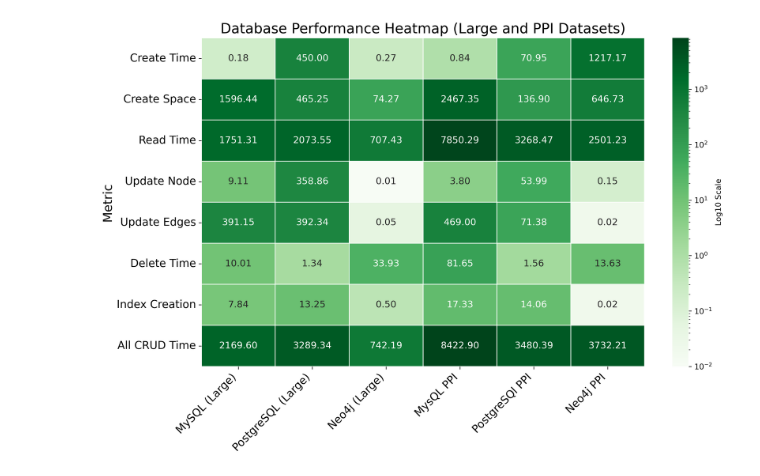
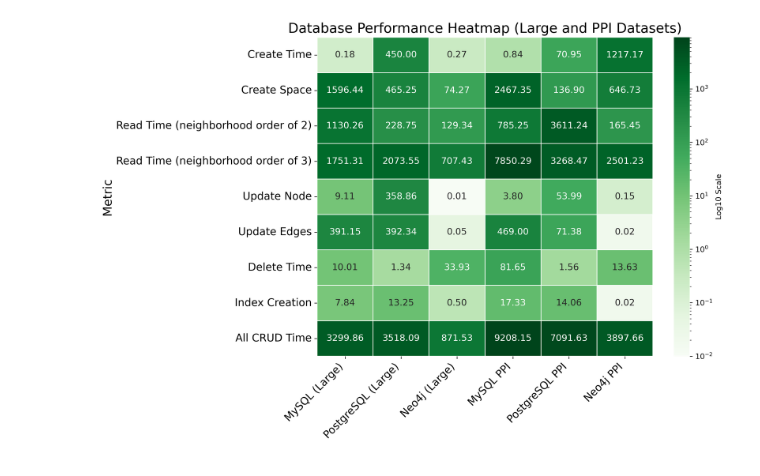
Before and after one commit to shpandey07/Master-Thesis, a Jupyter notebook: heatmap.ipynb, the cells around one changed output. Saved outputs shown, nothing was run; the diff lists cells and outputs as text; code cells hidden in the pictures.

```diff
--- a/heatmap.ipynb
+++ b/heatmap.ipynb
@@ -1,32 +1,50 @@
 # %%
-# Create Heatmap
-
 import pandas as pd
 import seaborn as sns
+import textwrap
 import numpy as np
 import matplotlib.pyplot as plt
 from matplotlib.colors import LogNorm
 
 # Prepare the data
 data_small = {
-    'Metric': ['Create Time', 'Create Space', 'Read Time', 'Update Node', 'Update Edges', 'Delete Time', 'Index Creation', 'All CRUD Time'],
-    'MySQL (Small)': [0.09, 13.04, 4.33, 0.12, 0.82, 0.003, 0.380, 5.74],
-    'PostgreSQL (Small)': [0.20, 1.67, 5.20, 0.90, 0.22, 0.07, 0.07, 6.66],
-    'Neo4j (Small)': [0.22, 0.48, 4.85, 0.0003, 0.82, 3.00, 0.25, 9.14],
-    'MySQL (Medium)': [0.46, 171.09, 679.49, 3.12, 15.55, 0.59, 2.91, 702.12],
-    'PostgreSQL (Medium)': [2.81, 17.97, 92.20, 6.93, 2.32, 0.14, 0.77, 105.17],
-    'Neo4j (Medium)': [0.27, 4.91, 43.38, 0.0003, 12.07, 4.63, 0.20, 60.55]
+    "Metric": [
+        "Create Time",
+        "Create Space",
+        "Read Time (neighborhood order of 2)",
+        "Read Time (neighborhood order of 3)",
+        "Update Node",
+        "Update Edges",
+        "Delete Time",
+        "Index Creation",
+        "All CRUD Time"
+    ],
+    "MySQL (Small)": [0.09, 13.04, 11.87, 4.33, 0.12, 0.82, 0.003, 0.380, 17.61],
+    "PostgreSQL (Small)": [0.20, 1.67, 0.85, 5.20, 0.90, 0.22, 0.07, 0.07, 7.51],
+    "Neo4j (Small)": [0.22, 0.48, 2.64, 4.85, 0.0003, 0.82, 3.00, 0.25, 11.78],
+    "MySQL (Medium)": [0.46, 171.09, 192.60, 679.49, 3.12, 15.55, 0.59, 2.91, 894.72],
+    "PostgreSQL (Medium)": [2.81, 17.97, 44.47, 92.20, 6.93, 2.32, 0.14, 0.77, 149.64],
+    "Neo4j (Medium)": [0.27, 4.91, 23.53, 43.38, 0.0003, 12.07, 4.63, 0.20, 84.08]
 }
 
-
 data_large = {
-    'Metric': ['Create Time', 'Create Space', 'Read Time', 'Update Node', 'Update Edges', 'Delete Time', 'Index Creation', 'All CRUD Time'],
-    'MySQL (Large)': [0.18, 1596.44, 1751.31, 9.11, 391.15, 10.01, 7.84, 2169.60],
-    'PostgreSQL (Large)': [450.00, 465.25, 2073.55, 358.86, 392.34, 1.34, 13.25, 3289.34],
-    'Neo4j (Large)': [0.27, 74.27, 707.43, 0.01, 0.05, 33.93, 0.50, 742.19],
-    'MysQL PPI': [0.84, 2467.35, 7850.29, 3.80, 469.00, 81.65, 17.33, 8422.90],
-    'PostgreSQl PPI': [70.95, 136.90, 3268.47, 53.99, 71.38, 1.56, 14.06, 3480.39],
-    'Neo4j PPI': [1217.17, 646.73, 2501.23, 0.15, 0.02, 13.63, 0.02, 3732.21]
+    "Metric": [
+        "Create Time",
+        "Create Space",
+        "Read Time (neighborhood order of 2)",
+        "Read Time (neighborhood order of 3)",
+        "Update Node",
+        "Update Edges",
+        "Delete Time",
+        "Index Creation",
+        "All CRUD Time"
+    ],
+    'MySQL (Large)': [0.18, 1596.44, 1130.26, 1751.31, 9.11, 391.15, 10.01, 7.84, 3299.86],
+    'PostgreSQL (Large)': [450.00, 465.25, 228.75, 2073.55, 358.86, 392.34, 1.34, 13.25, 3518.09],
+    'Neo4j (Large)': [0.27, 74.27, 129.34, 707.43, 0.01, 0.05, 33.93, 0.50, 871.53],
+    'MySQL PPI': [0.84, 2467.35, 785.25, 7850.29, 3.80, 469.00, 81.65, 17.33, 9208.15],
+    'PostgreSQL PPI': [70.95, 136.90, 3611.24, 3268.47, 53.99, 71.38, 1.56, 14.06, 7091.63],
+    'Neo4j PPI': [1217.17, 646.73, 165.45, 2501.23, 0.15, 0.02, 13.63, 0.02, 3897.66]
 }
 
 # Create a DataFrame
@@ -51,31 +69,32 @@ heatmap = sns.heatmap(df,
                       cbar_kws={'label': 'Log10 Scale'},  # Logarithmic scale on color bar
                       linewidths=.5,
                       annot_kws={"size": 12})
+
 
 # Set title
 # plt.title("Database Performance Heatmap (Small and Medium Datasets)", fontsize=18)
 plt.title("Database Performance Heatmap (Large and PPI Datasets)", fontsize=18)
 
 # Adjust the ticks on the x-axis (database and dataset size)
 plt.xticks(rotation=45, ha='right', fontsize=14)
 
 # Set x-axis label with increased font size
 plt.xlabel("", fontsize=16)
 
 # Adjust the ticks on the y-axis (metrics)
 plt.yticks(rotation=0, fontsize=14)
 
 # Set y-axis label with increased font size
 plt.ylabel("Metric", fontsize=16)
 
 # Adjust layout to avoid overlapping of elements
 plt.tight_layout()
 
 # Automatically save the image in high resolution
 # plt.savefig("db_heatmap_small.png", dpi=300)
 plt.savefig("db_heatmap_large.png", dpi=300)
 
 # Show the heatmap
 plt.show()
 # %% [output]
-[figure, old version]
+[figure, new version]
```
